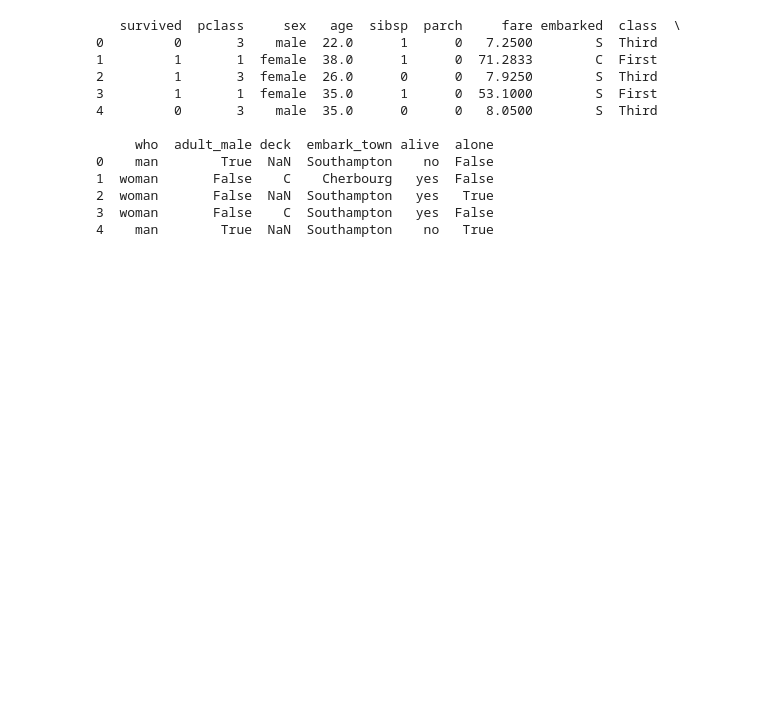
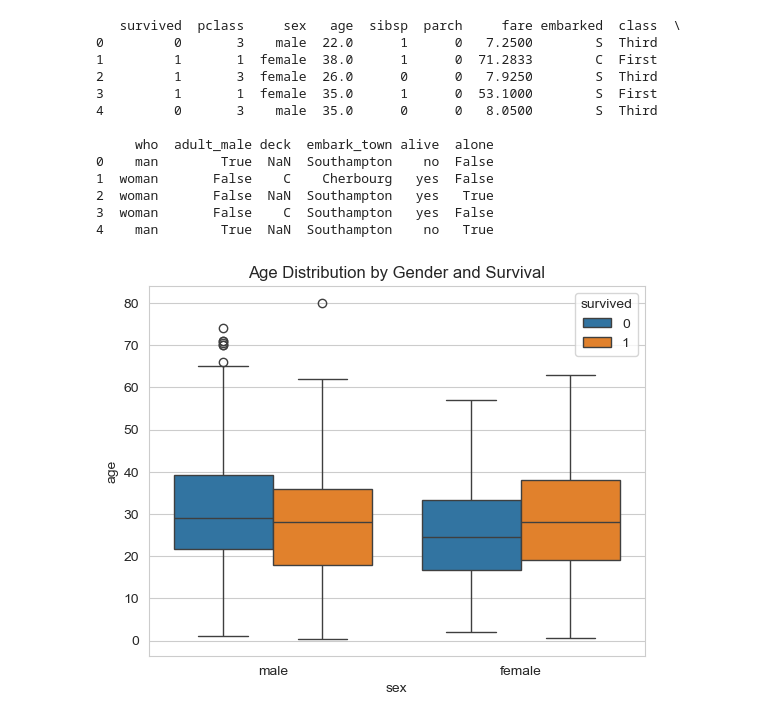
Before and after one commit to Adi4605/Data-Science-Lab-Codes, a Jupyter notebook: A09_DataVisualization2.ipynb, the cells around one changed output. Saved outputs shown, nothing was run; the diff lists cells and outputs as text; code cells hidden in the pictures; blank space fills up the shorter version.

```diff
--- a/A09_DataVisualization2.ipynb
+++ b/A09_DataVisualization2.ipynb
@@ -20,4 +20,8 @@ print(df.head())
 3  woman       False    C  Southampton   yes  False
 4    man        True  NaN  Southampton    no   True
 # %%
-sns.boxplot(x="sex", y="age", hue="survived", )
+sns.boxplot(x="sex", y="age", hue="survived", data=df)
+plt.title("Age Distribution by Gender and Survival")
+plt.show()
+# %% [output]
+[figure, added]
```
Also changed, not shown: 1 other file.
